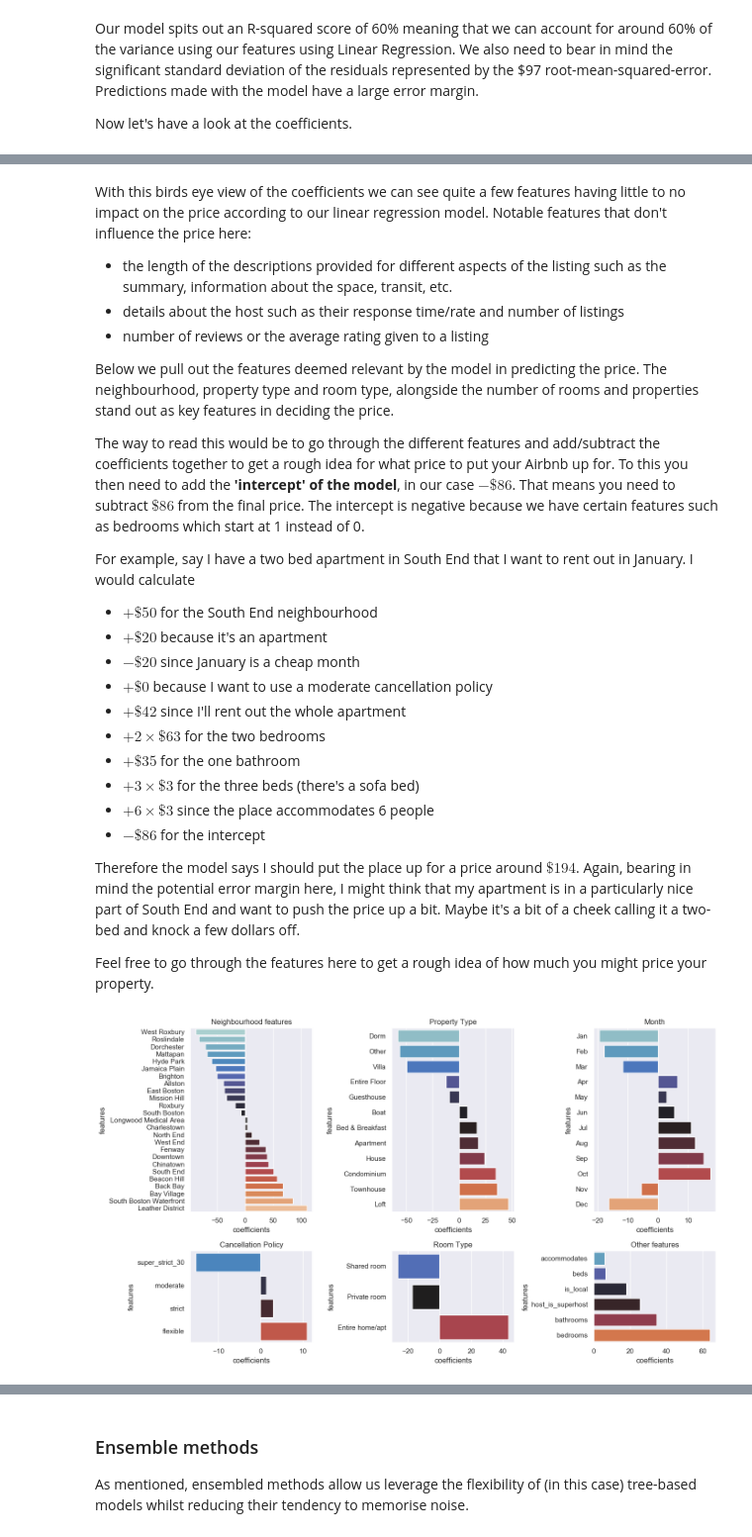
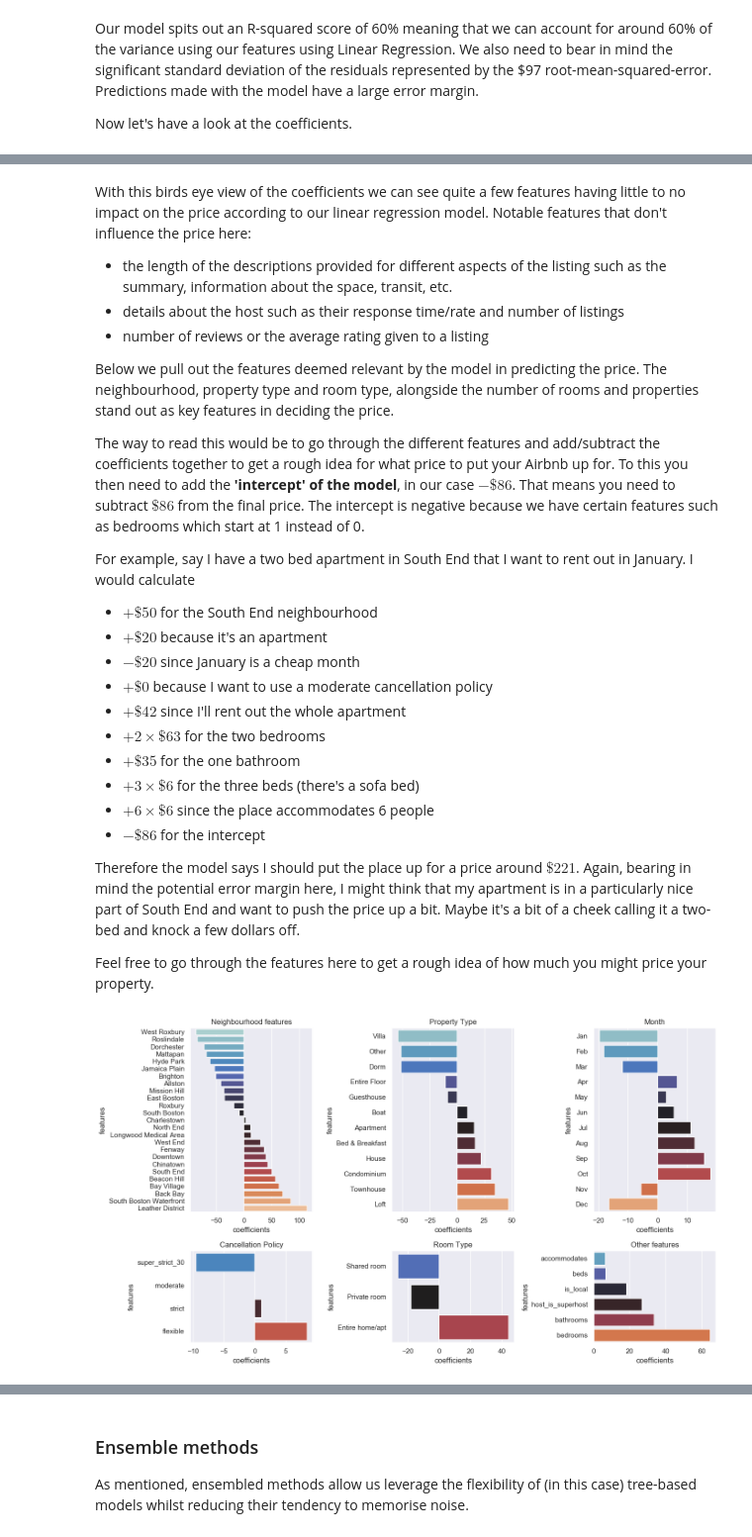
Before and after one commit to rjjfox/airbnb-datasets, a Jupyter notebook: UnderstandingPricing.ipynb, the cells around one changed output, grey strips where cells are left out. Shown at 99% size. Cells and saved outputs as stored; diff of their text form; code cells hidden in the pictures.

```diff
--- a/UnderstandingPricing.ipynb
+++ b/UnderstandingPricing.ipynb
@@ -332,0 +422,9 @@ df
+# %%
+description_features = ['summary', 'space', 'description',
+                        'neighborhood_overview', 'transit', 'access',
+                        'interaction', 'house_rules', 'host_about']
+
+fig, axs = plt.subplots(3, 3, figsize=(15, 15))
+
+for feature, ax in zip(description_features, axs.reshape(-1)):
+    sns.regplot(x=feature, y='price', data=df, ax=ax, ci=None, line_kws={'color': 'orange'})
@@ -333,3 +435,5 @@ df
+# %%
+df = df.drop(description_features, axis=1)
 # %% [markdown]
 ## Preprocessing step
 # %% [markdown]
@@ -374,7 +478,8 @@ X = df.drop('price', axis=1)
 y = df.price
 
 # Split into train/test
-X_train, X_test, y_train, y_test = train_test_split(X, y, test_size=0.3, random_state=42)
+X_train, X_test, y_train, y_test = train_test_split(X, y, test_size=0.3,
+                                                    random_state=42)
 
 model = LinearRegression()
 model.fit(X_train, y_train)
@@ -434,11 +538,11 @@ For example, say I have a two bed apartment in South End that I want to rent out
 - $+\$42$ since I'll rent out the whole apartment
 - $+2\times\$63$ for the two bedrooms
 - $+\$35$ for the one bathroom
-- $+3\times\$3$ for the three beds (there's a sofa bed)
-- $+6\times\$3$ since the place accommodates 6 people
+- $+3\times\$6$ for the three beds (there's a sofa bed)
+- $+6\times\$6$ since the place accommodates 6 people
 - $-\$86$ for the intercept
 
-Therefore the model says I should put the place up for a price around $\$194$. Again, bearing in mind the potential error margin here, I might think that my apartment is in a particularly nice part of South End and want to push the price up a bit. Maybe it's a bit of a cheek calling it a two-bed and knock a few dollars off.
+Therefore the model says I should put the place up for a price around $\$221$. Again, bearing in mind the potential error margin here, I might think that my apartment is in a particularly nice part of South End and want to push the price up a bit. Maybe it's a bit of a cheek calling it a two-bed and knock a few dollars off.
 
 Feel free to go through the features here to get a rough idea of how much you might price your property.
 # %%
@@ -447,7 +551,8 @@ fig, axs = plt.subplots(2, 3, figsize=(14, 8), dpi=100,
                         gridspec_kw = {'height_ratios': [4, 2]})
 
 # Neighbourhoods
-_ = feature_importance[feature_importance.features.str.contains('neighbourhood_cleansed')].copy()
+_ = feature_importance[feature_importance.\
+                       features.str.contains('neighbourhood_cleansed')].copy()
 _.features = _.features.str.lstrip('neighbourhood_cleansed_')
 sns.barplot(
     y='features', x='coefficients',
@@ -458,7 +563,8 @@ sns.barplot(
 axs[0, 0].set_title('Neighbourhood features')
 
 # Property type
-_ = feature_importance[feature_importance.features.str.contains('property_type')].copy()
+_ = feature_importance[feature_importance.\
+                       features.str.contains('property_type')].copy()
 _.features = _.features.str.lstrip('property_type_')
 sns.barplot(
     y='features', x='coefficients',
@@ -469,10 +575,12 @@ sns.barplot(
 axs[0, 1].set_title('Property Type')
 
 # Month plot
-_ = feature_importance[feature_importance.features.str.contains('month_')].copy()
+_ = feature_importance[feature_importance.\
+                       features.str.contains('month_')].copy()
 _.features = _.features.str.lstrip('month_')
 _.features = _.features.astype('category')
-sorter = ['Jan', 'Feb', 'Mar', 'Apr', 'May', 'Jun', 'Jul', 'Aug', 'Sep', 'Oct', 'Nov', 'Dec']
+sorter = ['Jan', 'Feb', 'Mar', 'Apr', 'May', 'Jun',
+          'Jul', 'Aug', 'Sep', 'Oct', 'Nov', 'Dec']
 _['features'].cat.set_categories(sorter, inplace=True)
 sns.barplot(
     y='features', x='coefficients',
@@ -483,41 +591,47 @@ sns.barplot(
 axs[0, 2].set_title('Month')
 
 # Cancellation policy
-_ = feature_importance[feature_importance.features.str.contains('cancellation')].copy()
+_ = feature_importance[feature_importance.\
+                       features.str.contains('cancellation')].copy()
 _.features = _.features.str.lstrip('cancellation_policy_')
 sns.barplot(
     y='features', x='coefficients',
     orient='h', data=_,
     palette=color_palette,
     ax = axs[1, 0]
 );
 axs[1, 0].set_title('Cancellation Policy')
 
 # Room type
-_ = feature_importance[feature_importance.features.str.contains('room_type')].copy()
+_ = feature_importance[feature_importance.\
+                       features.str.contains('room_type')].copy()
 _.features = _.features.str.lstrip('room_type_')
 sns.barplot(
     y='features', x='coefficients',
     orient='h', data=_,
     palette=color_palette,
     ax = axs[1, 1]
 );
 axs[1, 1].set_title('Room Type')
 
 # Bedrooms, Bathrooms, etc.
-other  = feature_importance[feature_importance.features.isin(['bedrooms', 'bathrooms', 'beds', 'accommodates', 'host_is_superhost', 'is_local'])].copy()
+other = feature_importance[feature_importance.\
+                           features.isin(
+    ['bedrooms', 'bathrooms', 'beds', 'accommodates',
+     'host_is_superhost', 'is_local']
+)].copy()
 sns.barplot(
     y='features', x='coefficients',
     orient='h', data=other,
     palette=color_palette,
     ax = axs[1, 2]
 );
 axs[1, 2].set_title('Other features')
 
 fig.tight_layout()
 plt.show();
 # %% [output]
-[figure, old version]
+[figure, new version]
 # %% [markdown]
 There are some clear drawbacks to this model. For one thing, it's possible to plug in data to return a negative listing price implying that you should pay someone to come and stay in your dorm in West Roxbury in December. However, whilst Linear Regression in this case may not be the best method to accurately predict listing prices, it does provide an easily interpeted model that can be used (at least in some form) without even needing to use anything other than a pen and paper.
 
```
Also changed, not shown: parts of 23 cells of this notebook, 5 other files.
